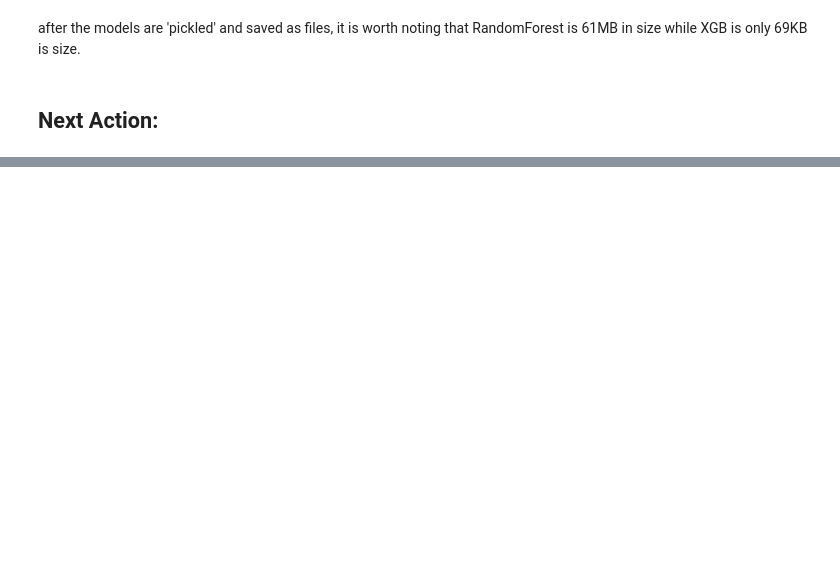
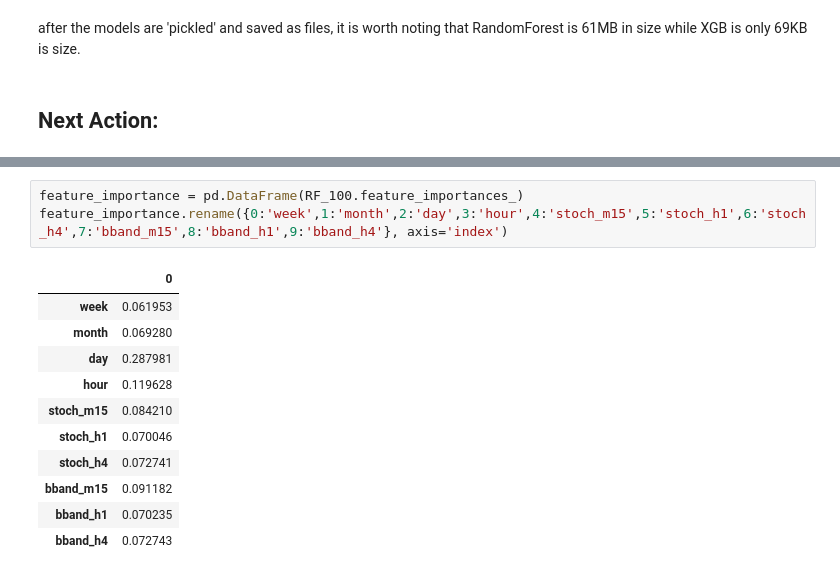
Before and after one commit to jonatslim/homework, a Jupyter notebook: Proj 4/Project 4 - Final - Learning a Buy Signal.ipynb, the cells around one changed output, grey strips where cells are left out. Cells and saved outputs as stored; diff of their text form; blank space fills up the shorter version.

```diff
--- a/Proj 4/Project 4 - Final - Learning a Buy Signal.ipynb
+++ b/Proj 4/Project 4 - Final - Learning a Buy Signal.ipynb
@@ -601,0 +699,15 @@ after the models are 'pickled' and saved as files, it is worth noting that Rando
+# %%
+feature_importance = pd.DataFrame(RF_100.feature_importances_)
+feature_importance.rename({0:'week',1:'month',2:'day',3:'hour',4:'stoch_m15',5:'stoch_h1',6:'stoch_h4',7:'bband_m15',8:'bband_h1',9:'bband_h4'}, axis='index')
+# %% [output]
+|  | 0 |
+| week | 0.061953 |
+| month | 0.069280 |
+| day | 0.287981 |
+| hour | 0.119628 |
+| stoch_m15 | 0.084210 |
+| stoch_h1 | 0.070046 |
+| stoch_h4 | 0.072741 |
+| bband_m15 | 0.091182 |
+| bband_h1 | 0.070235 |
+| bband_h4 | 0.072743 |
```
Also changed, not shown: parts of 27 cells of this notebook, 1 other file.
